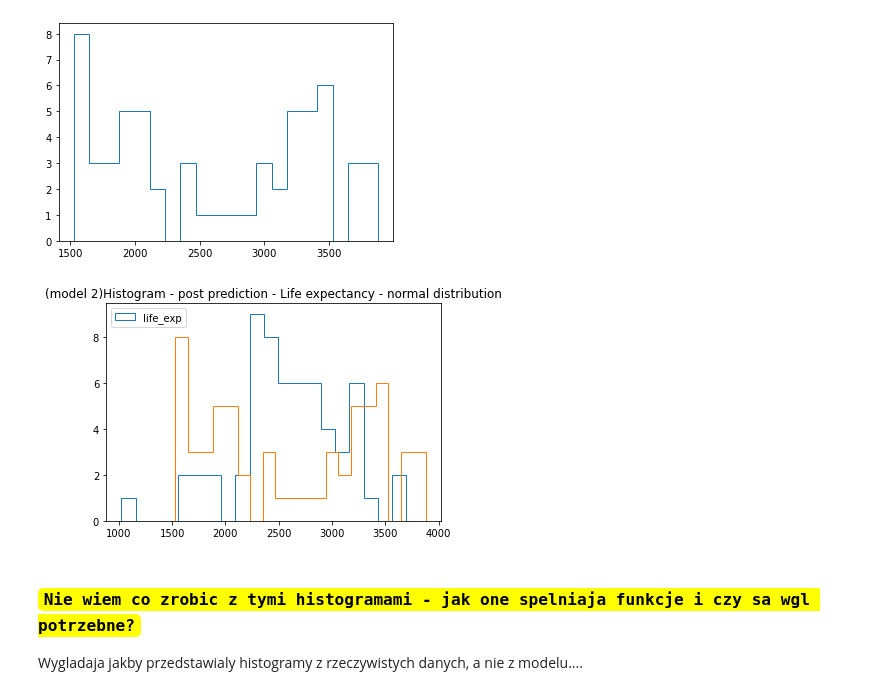
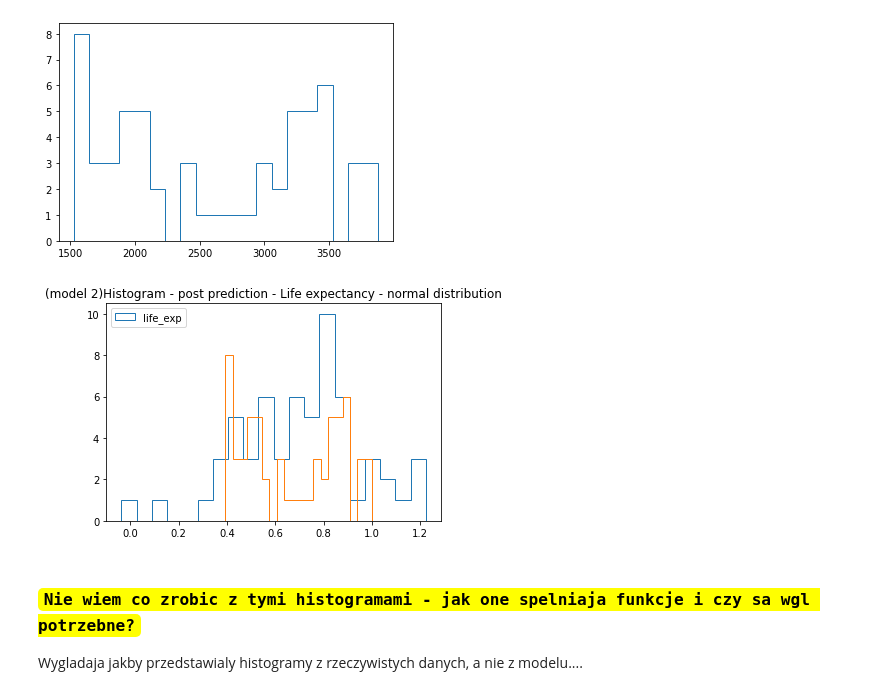
Before and after one commit to Katarzyna-W/DataAnalytics, a Jupyter notebook: Project/project (1).ipynb, the cells around one changed output. Drawn from its saved outputs; the diff is of its cells as text; code cells hidden in the pictures.

```diff
--- a/Project/project (1).ipynb
+++ b/Project/project (1).ipynb
@@ -263,13 +302,13 @@ plt.show()
 # %%
 # prior.hist(column = 'Data.Rates.Property.Larceny', bins = 20)
 # np.histogram(prior, bins = 20)
 plt.hist(prior, bins=20, label= "life_exp", histtype='step')
 plt.legend(loc="upper left")
 plt.title("(model 2)Histogram - post prediction - Life expectancy - normal distribution")
-plt.hist(california_larceny['Data.Rates.Property.Larceny'], bins=20, label= "life_exp", histtype='step')
+plt.hist(california_larceny['Data.Rates.Property.Larceny']/3880, bins=20, label= "life_exp", histtype='step')
 plt.show()
 # %% [output]
-[figure, old version]
+[figure, new version]
 # %% [markdown]
 ### <code style = "background:yellow;color:black">**Nie wiem co zrobic z tymi histogramami - jak one spelniaja funkcje i czy sa wgl potrzebne?**
 </code>
```
Also changed, not shown: parts of 13 cells of this notebook, 7 other files.
